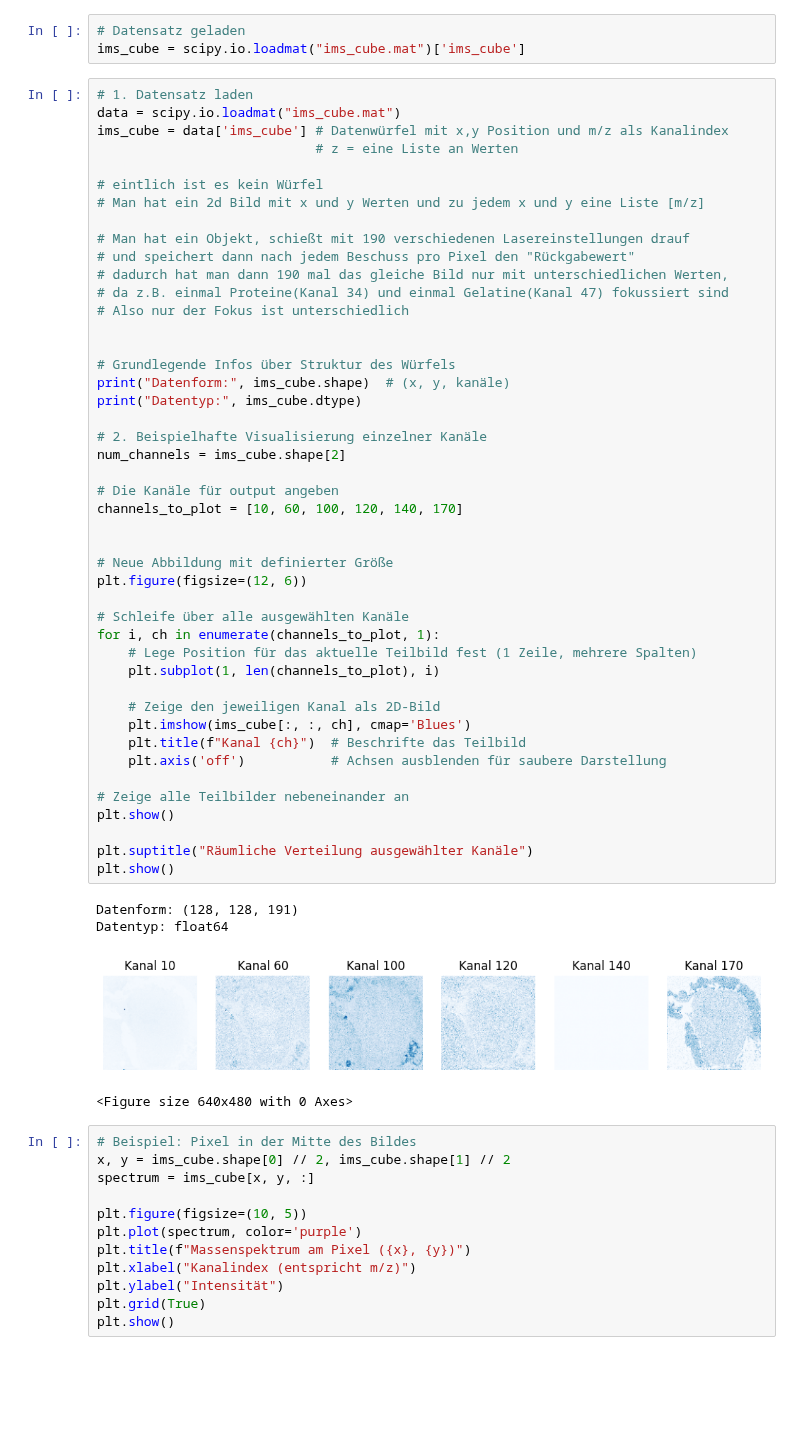
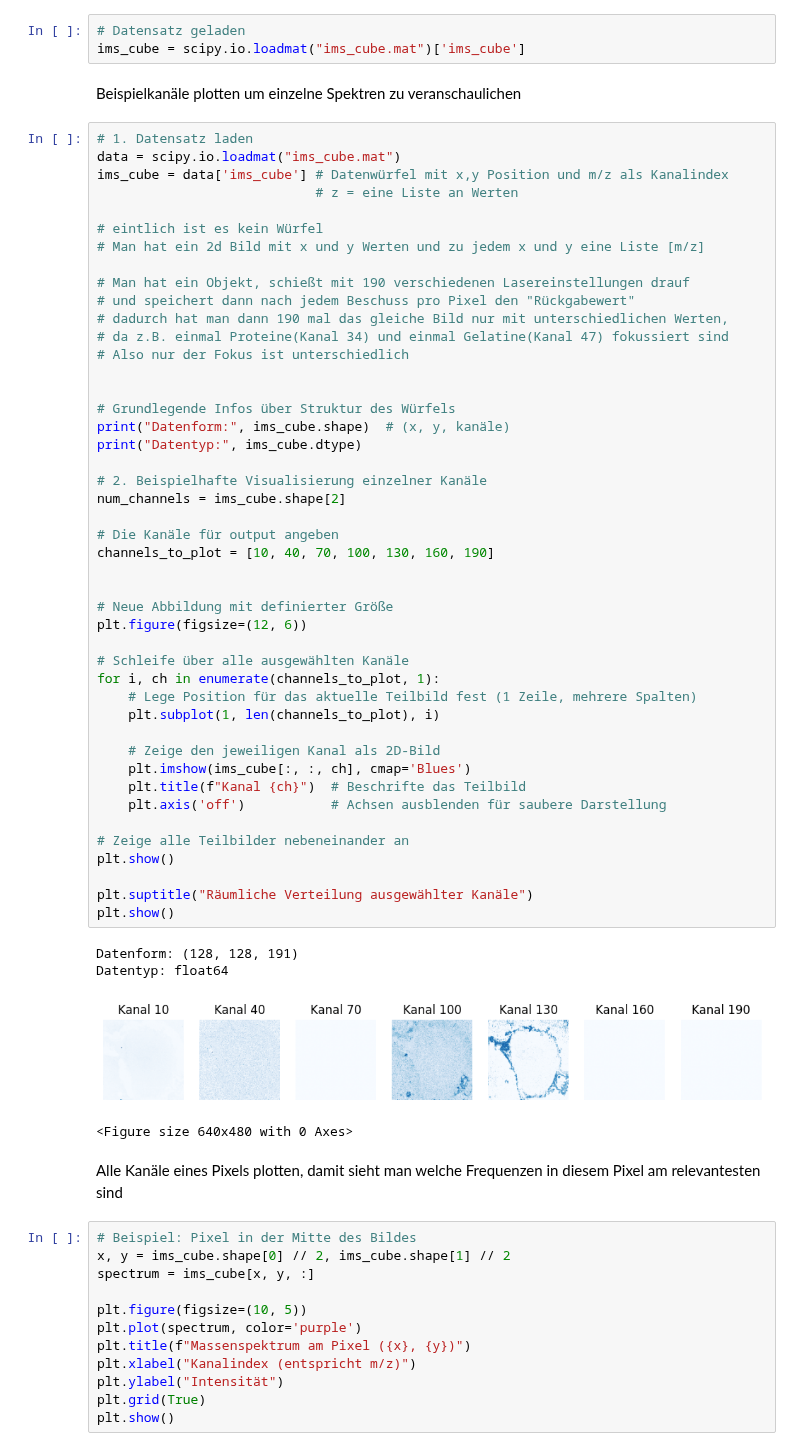
Before and after one commit to janphr03/MassSpectrometryImaging, a Jupyter notebook: Main.ipynb, the cells around one changed output. Cells and saved outputs as stored; diff of their text form; blank space fills up the shorter version.

```diff
--- a/Main.ipynb
+++ b/Main.ipynb
@@ -5,6 +6,8 @@ import matplotlib.pyplot as plt
 # %%
 # Datensatz geladen
 ims_cube = scipy.io.loadmat("ims_cube.mat")['ims_cube']
+# %% [markdown]
+Beispielkanäle plotten um einzelne Spektren zu veranschaulichen
 # %%
 # 1. Datensatz laden
 data = scipy.io.loadmat("ims_cube.mat")
@@ -25,36 +28,38 @@ ims_cube = data['ims_cube'] # Datenwürfel mit x,y Position und m/z als Kanalind
 print("Datenform:", ims_cube.shape)  # (x, y, kanäle)
 print("Datentyp:", ims_cube.dtype)
 
 # 2. Beispielhafte Visualisierung einzelner Kanäle
 num_channels = ims_cube.shape[2]
 
 # Die Kanäle für output angeben
-channels_to_plot = [10, 60, 100, 120, 140, 170]
+channels_to_plot = [10, 40, 70, 100, 130, 160, 190]
 
 
 # Neue Abbildung mit definierter Größe
 plt.figure(figsize=(12, 6))
 
 # Schleife über alle ausgewählten Kanäle
 for i, ch in enumerate(channels_to_plot, 1):
     # Lege Position für das aktuelle Teilbild fest (1 Zeile, mehrere Spalten)
     plt.subplot(1, len(channels_to_plot), i)
 
     # Zeige den jeweiligen Kanal als 2D-Bild
     plt.imshow(ims_cube[:, :, ch], cmap='Blues')
     plt.title(f"Kanal {ch}")  # Beschrifte das Teilbild
     plt.axis('off')           # Achsen ausblenden für saubere Darstellung
 
 # Zeige alle Teilbilder nebeneinander an
 plt.show()
 
 plt.suptitle("Räumliche Verteilung ausgewählter Kanäle")
 plt.show()
 # %% [output]
 Datenform: (128, 128, 191)
 Datentyp: float64
-[figure, old version]
+[figure, new version]
 <Figure size 640x480 with 0 Axes>
+# %% [markdown]
+Alle Kanäle eines Pixels plotten, damit sieht man welche Frequenzen in diesem Pixel am relevantesten sind
 # %%
 # Beispiel: Pixel in der Mitte des Bildes
 x, y = ims_cube.shape[0] // 2, ims_cube.shape[1] // 2
```
Also changed, not shown: parts of 3 cells of this notebook.
